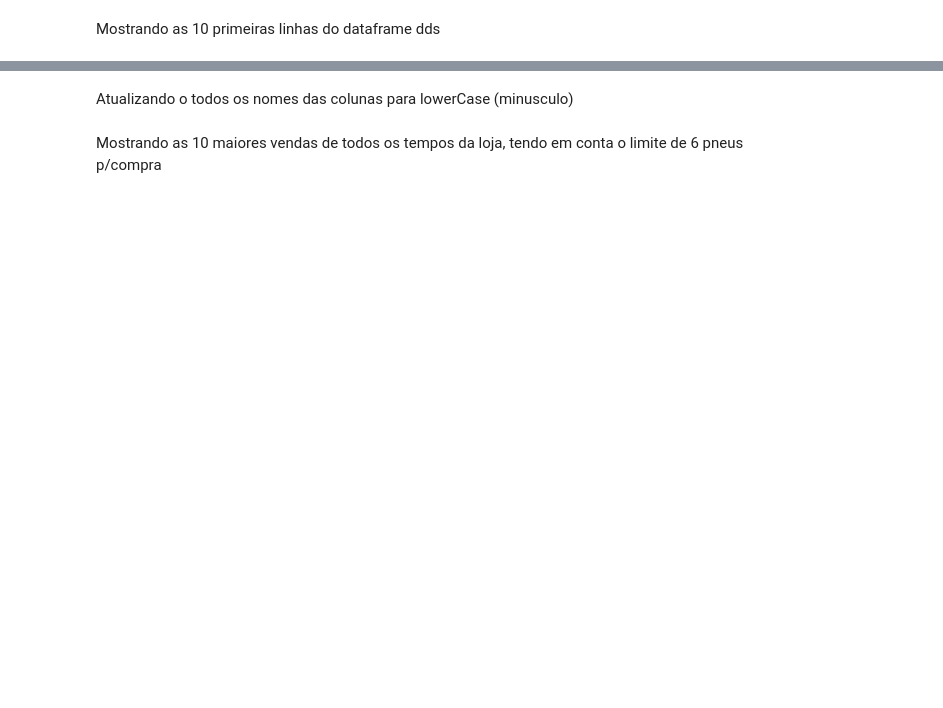
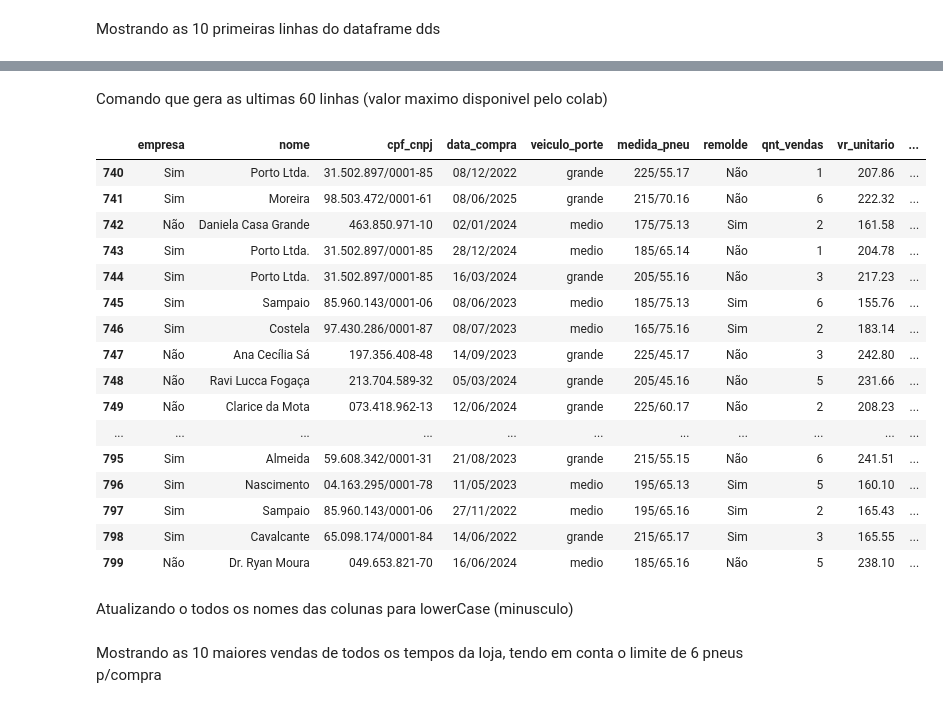
Before and after one commit to BobTheConstructor/Estudos, a Jupyter notebook: Teste.ipynb, the cells around one changed output, grey strips where cells are left out. Drawn from its saved outputs; the diff is of its cells as text; code cells hidden in the pictures; blank space fills up the shorter version.

```diff
--- a/Teste.ipynb
+++ b/Teste.ipynb
@@ -89,3 +105,25 @@ dds.head(10)
+# %% [markdown]
+Comando que gera as ultimas 60 linhas (valor maximo disponivel pelo colab)
+# %%
+dds.tail(60)
+# %% [output]
+|  | empresa | nome | cpf_cnpj | data_compra | veiculo_porte | medida_pneu | remolde | qnt_vendas | vr_unitario | ... |
+| 740 | Sim | Porto Ltda. | 31.502.897/0001-85 | 08/12/2022 | grande | 225/55.17 | Não | 1 | 207.86 | ... |
+| 741 | Sim | Moreira | 98.503.472/0001-61 | 08/06/2025 | grande | 215/70.16 | Não | 6 | 222.32 | ... |
+| 742 | Não | Daniela Casa Grande | 463.850.971-10 | 02/01/2024 | medio | 175/75.13 | Sim | 2 | 161.58 | ... |
+| 743 | Sim | Porto Ltda. | 31.502.897/0001-85 | 28/12/2024 | medio | 185/65.14 | Não | 1 | 204.78 | ... |
+| 744 | Sim | Porto Ltda. | 31.502.897/0001-85 | 16/03/2024 | grande | 205/55.16 | Não | 3 | 217.23 | ... |
+| 745 | Sim | Sampaio | 85.960.143/0001-06 | 08/06/2023 | medio | 185/75.13 | Sim | 6 | 155.76 | ... |
+| 746 | Sim | Costela | 97.430.286/0001-87 | 08/07/2023 | medio | 165/75.16 | Sim | 2 | 183.14 | ... |
+| 747 | Não | Ana Cecília Sá | 197.356.408-48 | 14/09/2023 | grande | 225/45.17 | Não | 3 | 242.80 | ... |
+| 748 | Não | Ravi Lucca Fogaça | 213.704.589-32 | 05/03/2024 | grande | 205/45.16 | Não | 5 | 231.66 | ... |
+| 749 | Não | Clarice da Mota | 073.418.962-13 | 12/06/2024 | grande | 225/60.17 | Não | 2 | 208.23 | ... |
+| ... | ... | ... | ... | ... | ... | ... | ... | ... | ... | ... |
+| 795 | Sim | Almeida | 59.608.342/0001-31 | 21/08/2023 | grande | 215/55.15 | Não | 6 | 241.51 | ... |
+| 796 | Sim | Nascimento | 04.163.295/0001-78 | 11/05/2023 | medio | 195/65.13 | Sim | 5 | 160.10 | ... |
+| 797 | Sim | Sampaio | 85.960.143/0001-06 | 27/11/2022 | medio | 195/65.16 | Sim | 2 | 165.43 | ... |
+| 798 | Sim | Cavalcante | 65.098.174/0001-84 | 14/06/2022 | grande | 215/65.17 | Sim | 3 | 165.55 | ... |
+| 799 | Não | Dr. Ryan Moura | 049.653.821-70 | 16/06/2024 | medio | 185/65.16 | Não | 5 | 238.10 | ... |
 # %% [markdown]
 Atualizando o todos os nomes das colunas para lowerCase (minusculo)
 # %%
```
Also changed, not shown: parts of 9 cells of this notebook.
